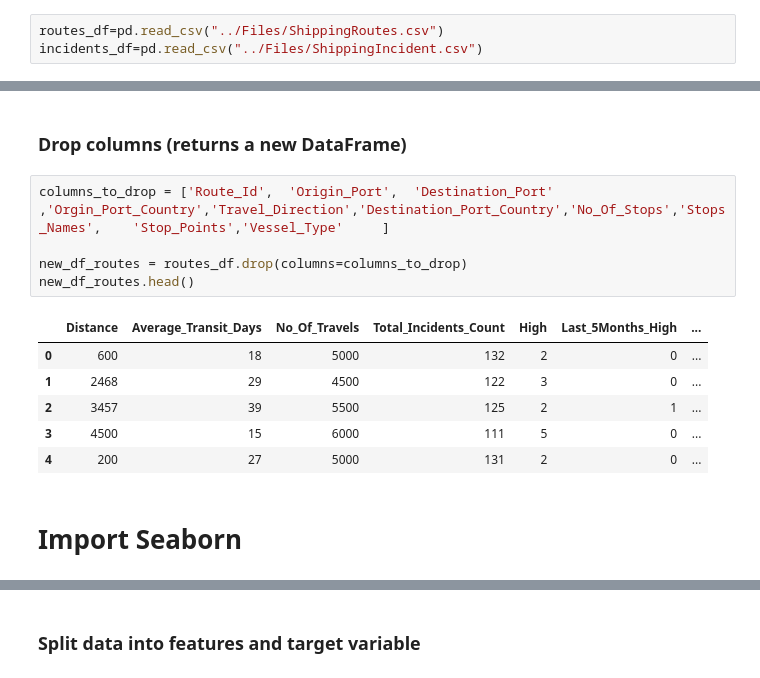
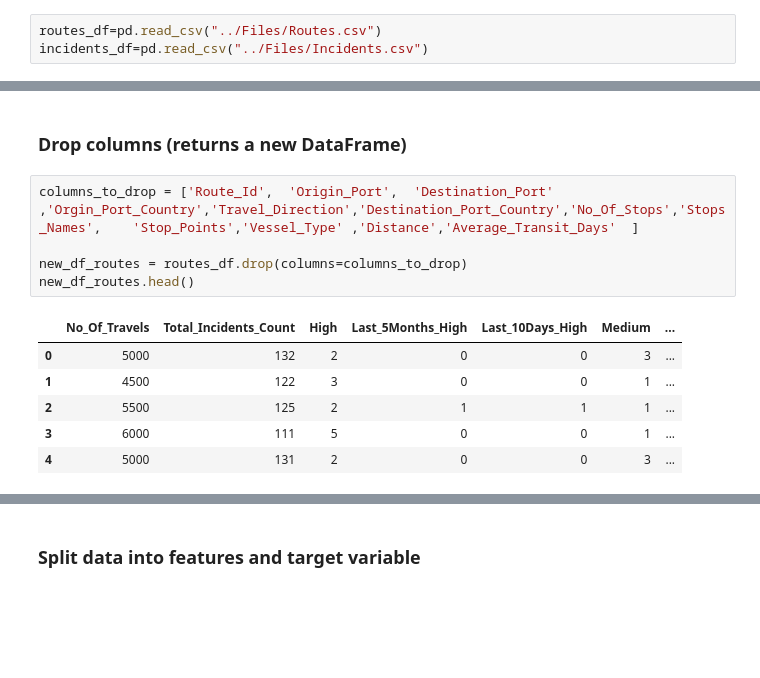
Before and after one commit to ponsingh/Safe-Seas, a Jupyter notebook: ML/safe_seas.ipynb, the cells around one changed output, grey strips where cells are left out. Saved outputs shown, nothing was run; the diff lists cells and outputs as text; blank space fills up the shorter version.

```diff
--- a/ML/safe_seas.ipynb
+++ b/ML/safe_seas.ipynb
@@ -13,5 +21,5 @@ import pickle
 # %% [markdown]
 ### Read Routes and Incidents Datasets
 # %%
-routes_df=pd.read_csv("../Files/ShippingRoutes.csv")
-incidents_df=pd.read_csv("../Files/ShippingIncident.csv")
+routes_df=pd.read_csv("../Files/Routes.csv")
+incidents_df=pd.read_csv("../Files/Incidents.csv")
@@ -20,16 +308,14 @@ incidents_df=pd.read_csv("../Files/ShippingIncident.csv")
 # %% [markdown]
 ### Drop columns (returns a new DataFrame)
 # %%
-columns_to_drop = ['Route_Id',	'Origin_Port',	'Destination_Port'	,'Orgin_Port_Country','Travel_Direction','Destination_Port_Country','No_Of_Stops','Stops_Names',	'Stop_Points','Vessel_Type'		]
+columns_to_drop = ['Route_Id',	'Origin_Port',	'Destination_Port'	,'Orgin_Port_Country','Travel_Direction','Destination_Port_Country','No_Of_Stops','Stops_Names',	'Stop_Points','Vessel_Type'	,'Distance','Average_Transit_Days'	]
 
 new_df_routes = routes_df.drop(columns=columns_to_drop)
 new_df_routes.head()
 # %% [output]
-|  | Distance | Average_Transit_Days | No_Of_Travels | Total_Incidents_Count | High | Last_5Months_High | ... |
-| 0 | 600 | 18 | 5000 | 132 | 2 | 0 | ... |
-| 1 | 2468 | 29 | 4500 | 122 | 3 | 0 | ... |
-| 2 | 3457 | 39 | 5500 | 125 | 2 | 1 | ... |
-| 3 | 4500 | 15 | 6000 | 111 | 5 | 0 | ... |
-| 4 | 200 | 27 | 5000 | 131 | 2 | 0 | ... |
+|  | No_Of_Travels | Total_Incidents_Count | High | Last_5Months_High | Last_10Days_High | Medium | ... |
+| 0 | 5000 | 132 | 2 | 0 | 0 | 3 | ... |
+| 1 | 4500 | 122 | 3 | 0 | 0 | 1 | ... |
+| 2 | 5500 | 125 | 2 | 1 | 1 | 1 | ... |
+| 3 | 6000 | 111 | 5 | 0 | 0 | 1 | ... |
+| 4 | 5000 | 131 | 2 | 0 | 0 | 3 | ... |
-# %% [markdown]
-# Import Seaborn
```
Also changed, not shown: parts of 43 cells of this notebook, 18 other files.
